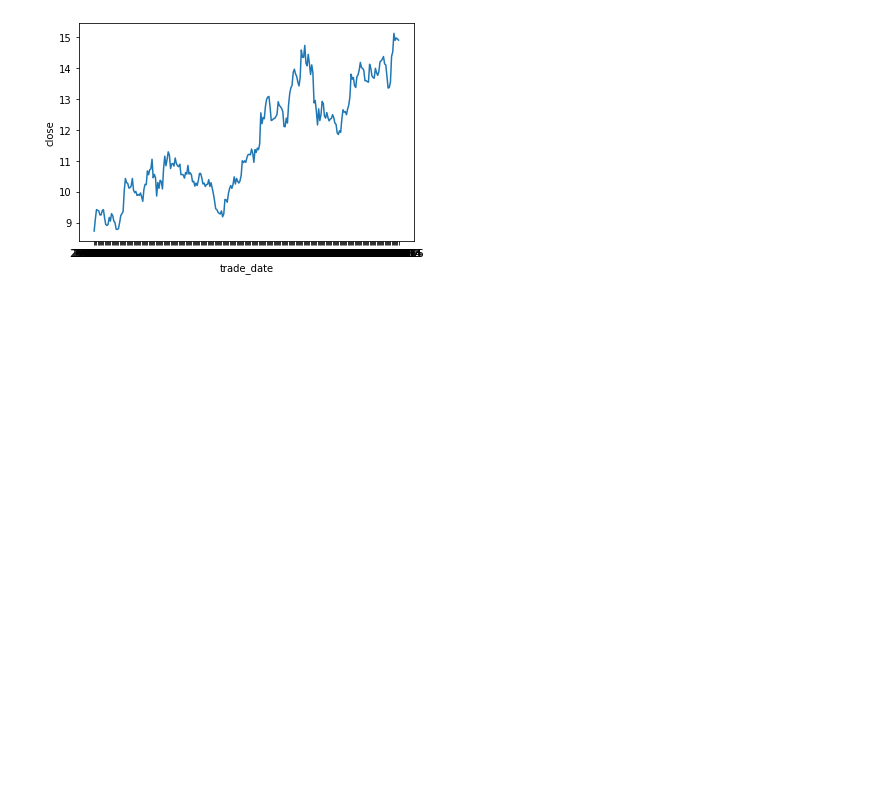
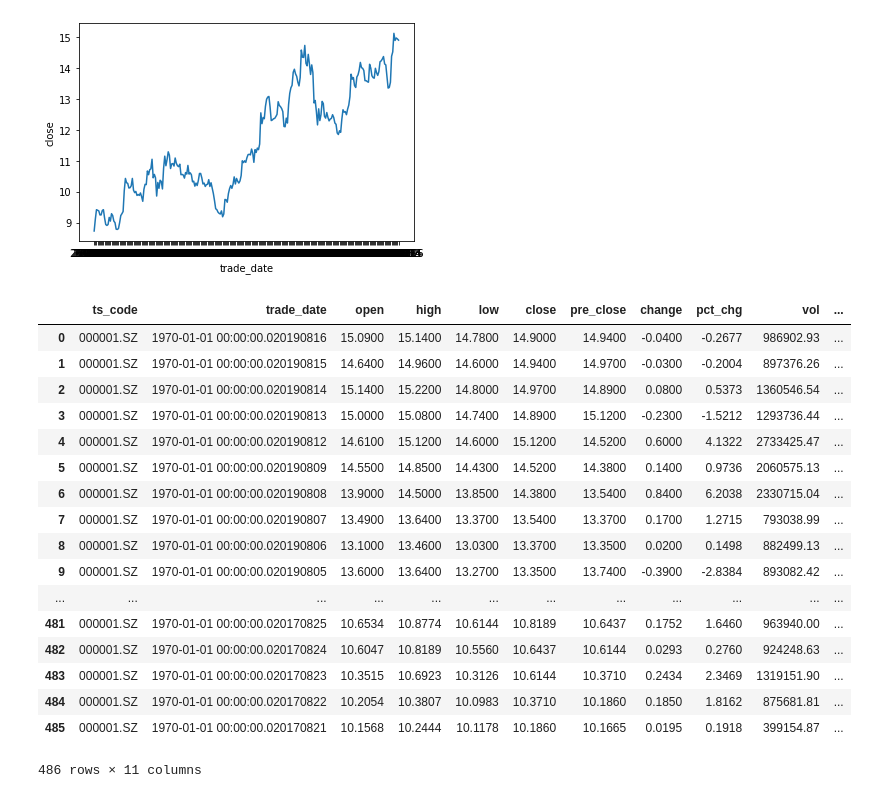
Before and after one commit to TianChenjiang/Networker, a Jupyter notebook: model/Experiment/show_data.ipynb, the cells around one changed output. Cells and saved outputs as stored; diff of their text form; code cells hidden in the pictures; blank space fills up the shorter version.

```diff
--- a/model/Experiment/show_data.ipynb
+++ b/model/Experiment/show_data.ipynb
@@ -64,3 +64,29 @@ sns.lineplot(x='trade_date', y='close', data=sz1[sz1['trade_date'] > '20180718']
 # %% [output]
 <matplotlib.axes._subplots.AxesSubplot at 0x...>
 [figure]
+# %%
+import pandas as pd
+data = pd.read_csv('data/stock_price/000001.SZ.csv', index_col=0)
+# %%
+data['trade_date'] = pd.to_datetime(data['trade_date'])
+# %%
+data
+# %% [output]
+|  | ts_code | trade_date | open | high | low | close | pre_close | change | pct_chg | vol | ... |
+| 0 | 000001.SZ | 1970-01-01 00:00:00.020190816 | 15.0900 | 15.1400 | 14.7800 | 14.9000 | 14.9400 | -0.0400 | -0.2677 | 986902.93 | ... |
+| 1 | 000001.SZ | 1970-01-01 00:00:00.020190815 | 14.6400 | 14.9600 | 14.6000 | 14.9400 | 14.9700 | -0.0300 | -0.2004 | 897376.26 | ... |
+| 2 | 000001.SZ | 1970-01-01 00:00:00.020190814 | 15.1400 | 15.2200 | 14.8000 | 14.9700 | 14.8900 | 0.0800 | 0.5373 | 1360546.54 | ... |
+| 3 | 000001.SZ | 1970-01-01 00:00:00.020190813 | 15.0000 | 15.0800 | 14.7400 | 14.8900 | 15.1200 | -0.2300 | -1.5212 | 1293736.44 | ... |
+| 4 | 000001.SZ | 1970-01-01 00:00:00.020190812 | 14.6100 | 15.1200 | 14.6000 | 15.1200 | 14.5200 | 0.6000 | 4.1322 | 2733425.47 | ... |
+| 5 | 000001.SZ | 1970-01-01 00:00:00.020190809 | 14.5500 | 14.8500 | 14.4300 | 14.5200 | 14.3800 | 0.1400 | 0.9736 | 2060575.13 | ... |
+| 6 | 000001.SZ | 1970-01-01 00:00:00.020190808 | 13.9000 | 14.5000 | 13.8500 | 14.3800 | 13.5400 | 0.8400 | 6.2038 | 2330715.04 | ... |
+| 7 | 000001.SZ | 1970-01-01 00:00:00.020190807 | 13.4900 | 13.6400 | 13.3700 | 13.5400 | 13.3700 | 0.1700 | 1.2715 | 793038.99 | ... |
+| 8 | 000001.SZ | 1970-01-01 00:00:00.020190806 | 13.1000 | 13.4600 | 13.0300 | 13.3700 | 13.3500 | 0.0200 | 0.1498 | 882499.13 | ... |
+| 9 | 000001.SZ | 1970-01-01 00:00:00.020190805 | 13.6000 | 13.6400 | 13.2700 | 13.3500 | 13.7400 | -0.3900 | -2.8384 | 893082.42 | ... |
+| ... | ... | ... | ... | ... | ... | ... | ... | ... | ... | ... | ... |
+| 481 | 000001.SZ | 1970-01-01 00:00:00.020170825 | 10.6534 | 10.8774 | 10.6144 | 10.8189 | 10.6437 | 0.1752 | 1.6460 | 963940.00 | ... |
+| 482 | 000001.SZ | 1970-01-01 00:00:00.020170824 | 10.6047 | 10.8189 | 10.5560 | 10.6437 | 10.6144 | 0.0293 | 0.2760 | 924248.63 | ... |
+| 483 | 000001.SZ | 1970-01-01 00:00:00.020170823 | 10.3515 | 10.6923 | 10.3126 | 10.6144 | 10.3710 | 0.2434 | 2.3469 | 1319151.90 | ... |
+| 484 | 000001.SZ | 1970-01-01 00:00:00.020170822 | 10.2054 | 10.3807 | 10.0983 | 10.3710 | 10.1860 | 0.1850 | 1.8162 | 875681.81 | ... |
+| 485 | 000001.SZ | 1970-01-01 00:00:00.020170821 | 10.1568 | 10.2444 | 10.1178 | 10.1860 | 10.1665 | 0.0195 | 0.1918 | 399154.87 | ... |
+486 rows × 11 columns
```
Also changed, not shown: 19 other files.
